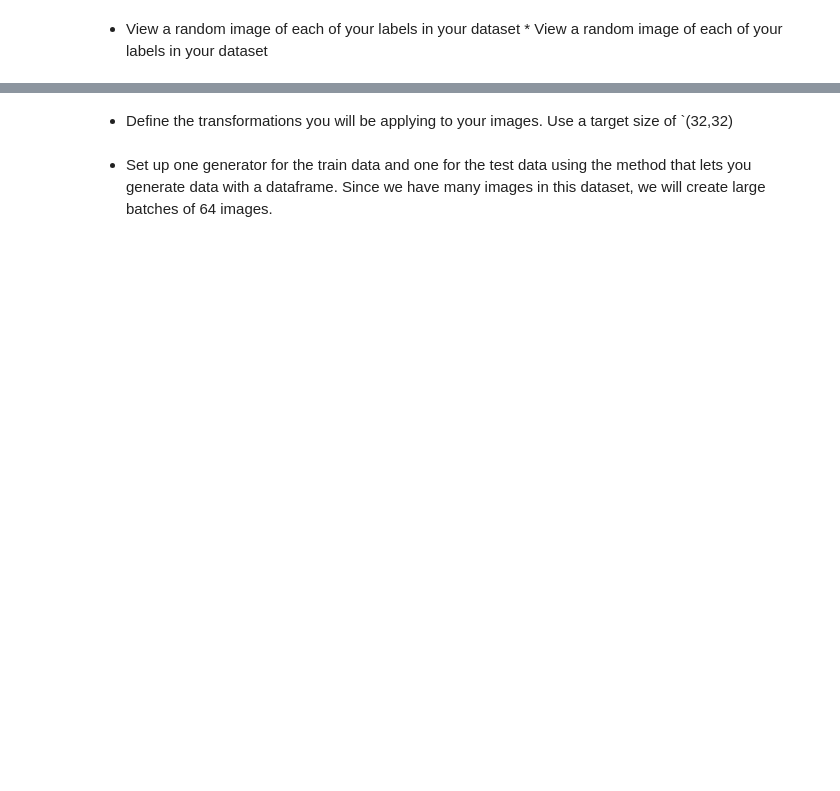
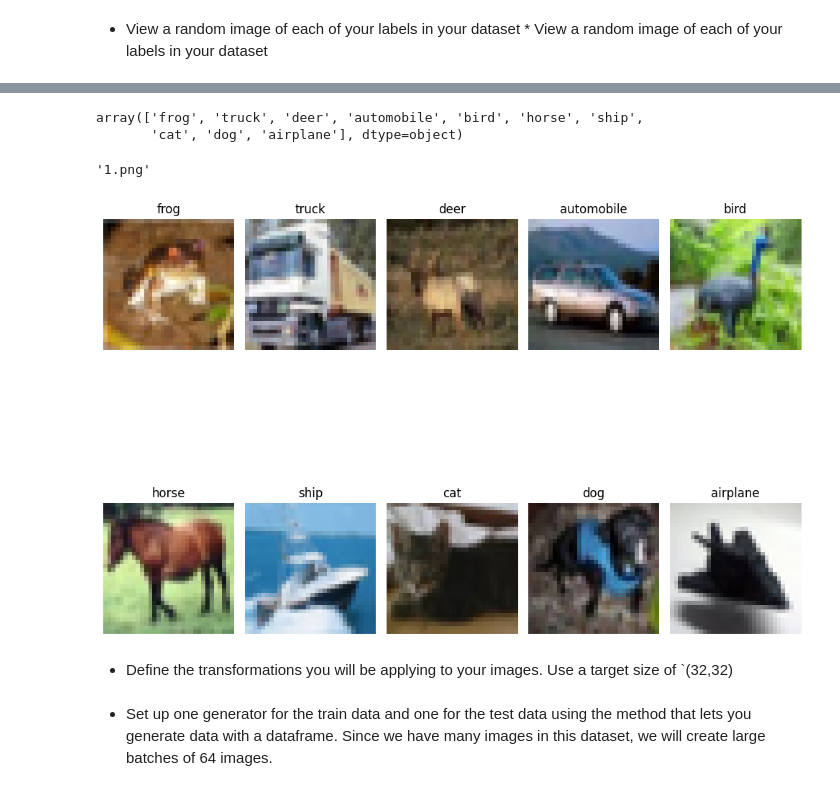
Before and after one commit to Brice601/Fullstack, a Jupyter notebook: DeepLearning/4-ConvolutionnalNeuralNetwork/Exercices/01-Cifar10.ipynb, the cells around one changed output, grey strips where cells are left out. Drawn from its saved outputs; the diff is of its cells as text; code cells hidden in the pictures; blank space fills up the shorter version.

```diff
--- a/DeepLearning/4-ConvolutionnalNeuralNetwork/Exercices/01-Cifar10.ipynb
+++ b/DeepLearning/4-ConvolutionnalNeuralNetwork/Exercices/01-Cifar10.ipynb
@@ -55,8 +52,13 @@ Extraction complete.
 # %% [markdown]
 * Import the dataframe containing the labels from this link `https://full-stack-assets.s3.eu-west-3.amazonaws.com/datasets/M08/cifar-10/trainLabels.csv`
 # %%
+import pandas as pd
+from torch.utils.data import Dataset
+import os
 # Then the DataFrame containing the name of the image files and the value of the
+data = pd.read_csv("https://full-stack-assets.s3.eu-west-3.amazonaws.com/datasets/M08/cifar-10/trainLabels.csv")
 # target variable
+data.head()
 # %% [output]
 |  | id | label |
 | 0 | 1 | frog |
@@ -91,3 +93,29 @@ Extraction complete.
+# %%
+unique_labels = data["label"].unique()
+unique_labels
+# %% [output]
+array(['frog', 'truck', 'deer', 'automobile', 'bird', 'horse', 'ship',
+       'cat', 'dog', 'airplane'], dtype=object)
+# %%
+image = data[data["label"] == "frog"].iloc[0]
+image.id
+# %% [output]
+'1.png'
+# %%
+fig, ax = plt.subplots(2, 5, figsize=(10, 10))
+ax = ax.flatten()
+
+for i, label in enumerate(unique_labels):
+    image = data[data["label"] == label].iloc[0]
+    nom = Image.open(f"train/{image.id}")
+    ax[i].imshow(nom)
+    ax[i].set_title(label)
+    ax[i].axis('off')
+
+plt.tight_layout()
+plt.show()
+# %% [output]
+[figure, added]
 # %% [markdown]
 * Define the transformations you will be applying to your images. Use a target size of `(32,32)
 # %%
```
Also changed, not shown: parts of 24 cells of this notebook, 1 other file.
